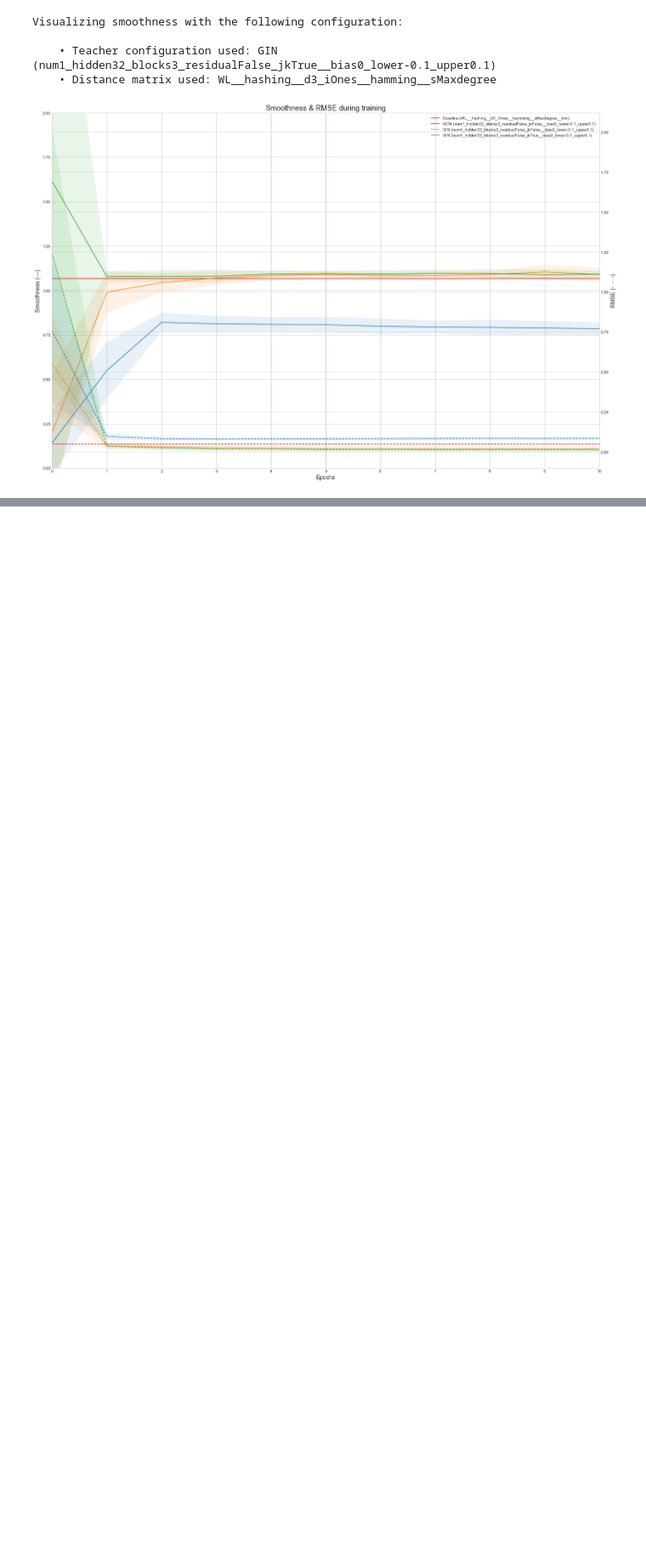
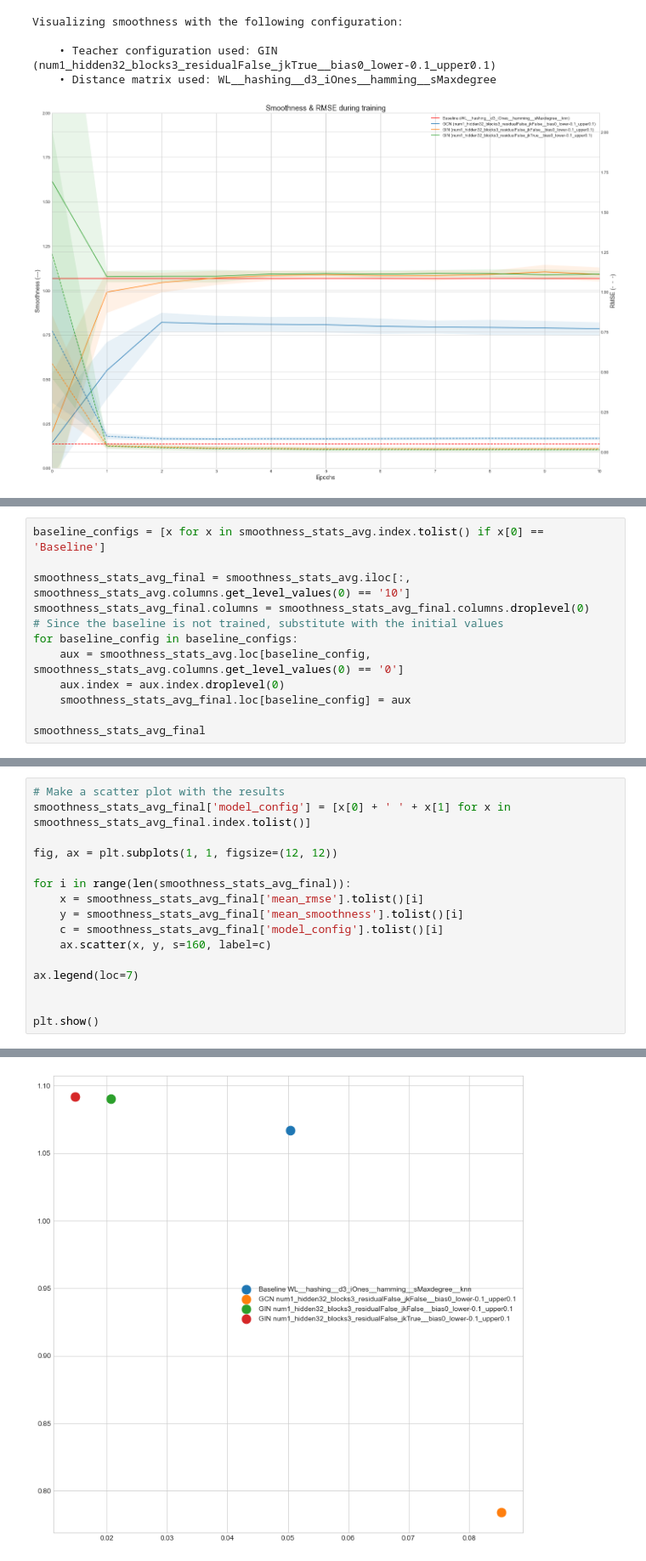
Before and after one commit to berges99/GNN-Extrapolation, a Jupyter notebook: notebooks/analyze_smoothness.ipynb, the cells around one changed output, grey strips where cells are left out. Shown at 85% size. Drawn from its saved outputs; the diff is of its cells as text; blank space fills up the shorter version.

Commit message:
Comparing teacher outputs w.r.t. different initializations.

```diff
--- a/notebooks/analyze_smoothness.ipynb
+++ b/notebooks/analyze_smoothness.ipynb
@@ -273,0 +276,12 @@ Visualizing smoothness with the following configuration:
+# %%
+baseline_configs = [x for x in smoothness_stats_avg.index.tolist() if x[0] == 'Baseline']
+
+smoothness_stats_avg_final = smoothness_stats_avg.iloc[:, smoothness_stats_avg.columns.get_level_values(0) == '10']
+smoothness_stats_avg_final.columns = smoothness_stats_avg_final.columns.droplevel(0)
+# Since the baseline is not trained, substitute with the initial values
+for baseline_config in baseline_configs:
+    aux = smoothness_stats_avg.loc[baseline_config, smoothness_stats_avg.columns.get_level_values(0) == '0']
+    aux.index = aux.index.droplevel(0)
+    smoothness_stats_avg_final.loc[baseline_config] = aux
+
+smoothness_stats_avg_final
@@ -273,0 +302,17 @@ Visualizing smoothness with the following configuration:
+# %%
+# Make a scatter plot with the results
+smoothness_stats_avg_final['model_config'] = [x[0] + ' ' + x[1] for x in smoothness_stats_avg_final.index.tolist()]
+
+fig, ax = plt.subplots(1, 1, figsize=(12, 12))
+
+for i in range(len(smoothness_stats_avg_final)):
+    x = smoothness_stats_avg_final['mean_rmse'].tolist()[i]
+    y = smoothness_stats_avg_final['mean_smoothness'].tolist()[i]
+    c = smoothness_stats_avg_final['model_config'].tolist()[i]
+    ax.scatter(x, y, s=160, label=c)
+
+ax.legend(loc=7)
+
+
+plt.show()
+# %% [output]
@@ -273,0 +323 @@ Visualizing smoothness with the following configuration:
+[figure, added]
```
Also changed, not shown: parts of 3 cells of this notebook, 1 other file.
